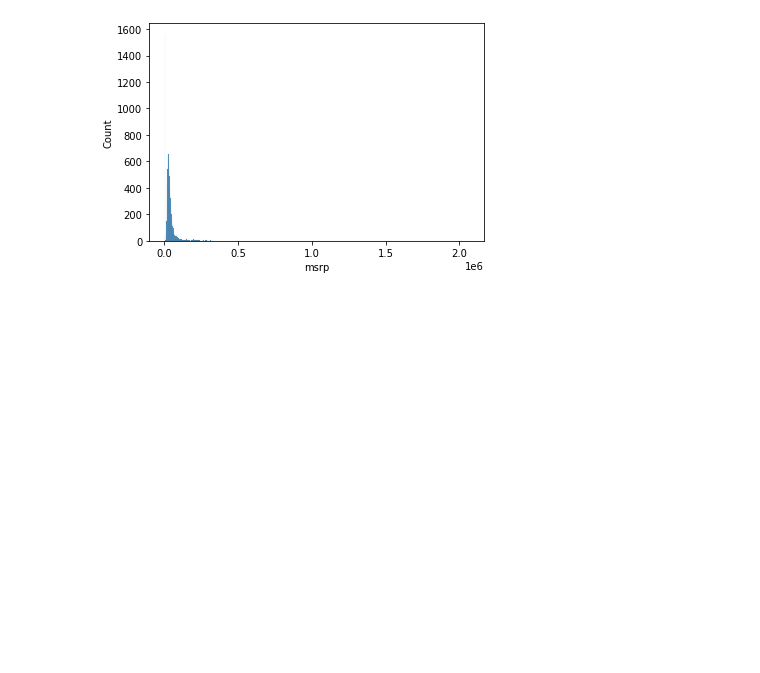
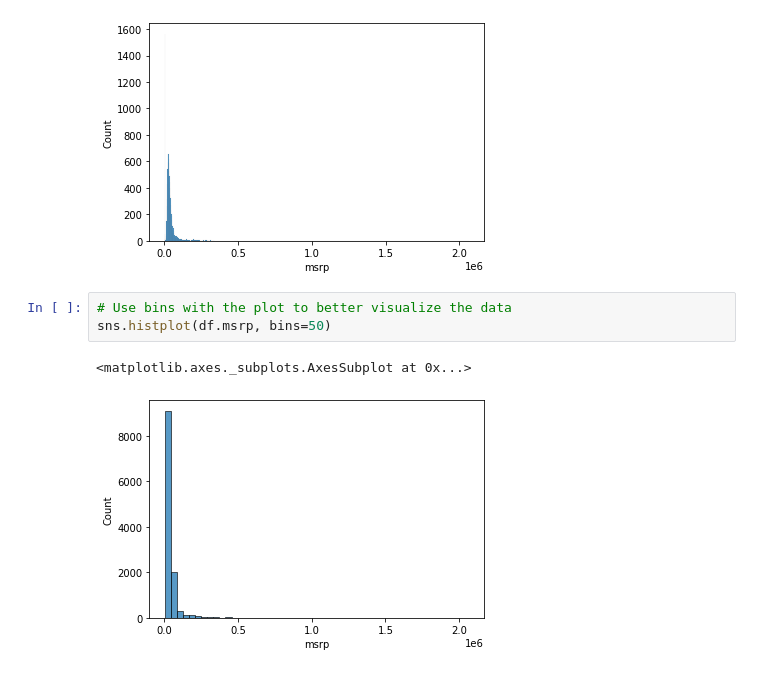
Before and after one commit to carlos-alves-one/ML-Zoomcamp-Week-2, a Jupyter notebook: ML_Zoomcamp_Week_2.ipynb, the cells around one changed output. Saved outputs shown, nothing was run; the diff lists cells and outputs as text; blank space fills up the shorter version.

Commit message:
Use bins with the plot to better visualize the data

```diff
--- a/ML_Zoomcamp_Week_2.ipynb
+++ b/ML_Zoomcamp_Week_2.ipynb
@@ -289,3 +289,9 @@ sns.histplot(df.msrp)
 # %% [output]
 <matplotlib.axes._subplots.AxesSubplot at 0x...>
 [figure]
+# %%
+# Use bins with the plot to better visualize the data
+sns.histplot(df.msrp, bins=50)
+# %% [output]
+<matplotlib.axes._subplots.AxesSubplot at 0x...>
+[figure, added]
```
